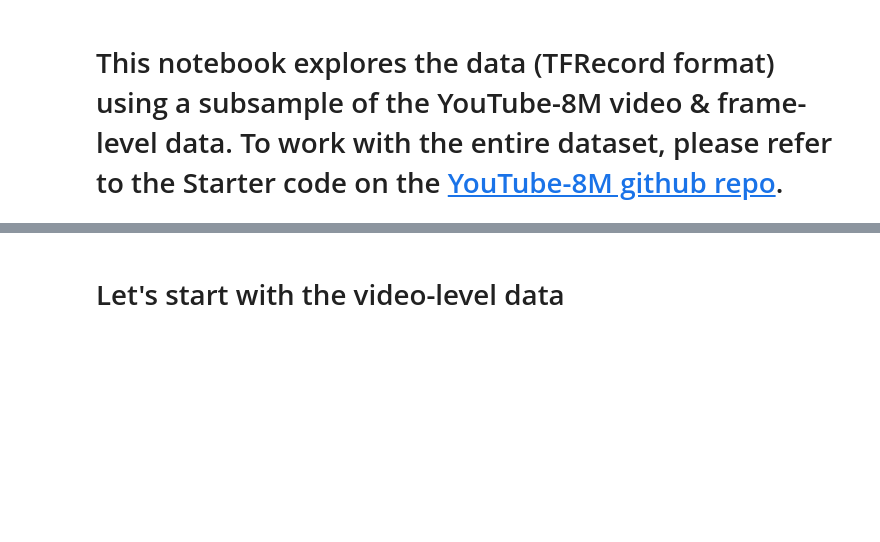
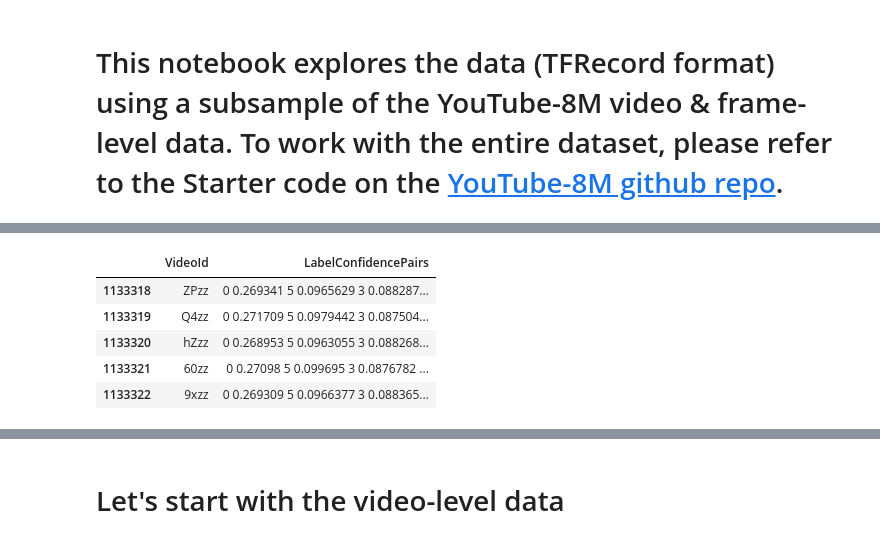
Before and after one commit to shengchen-liu/yt8m, a Jupyter notebook: code/Explore.ipynb, the cells around one changed output, grey strips where cells are left out. Drawn from its saved outputs; the diff is of its cells as text; code cells hidden in the pictures; blank space fills up the shorter version.

```diff
--- a/code/Explore.ipynb
+++ b/code/Explore.ipynb
@@ -19,0 +31,13 @@ print(os.listdir("../input"))
+# %%
+prediction = pd.read_csv('../output/yt8m_train_lstm_model%2Fpredictions.csv', usecols = ['VideoId', 'LabelConfidencePairs'])
+# %%
+prediction['LabelConfidencePairs'] = prediction['LabelConfidencePairs'].str.replace(':',' ')
+# %%
+prediction.tail()
+# %% [output]
+|  | VideoId | LabelConfidencePairs |
+| 1133318 | ZPzz | 0 0.269341 5 0.0965629 3 0.088287... |
+| 1133319 | Q4zz | 0 0.271709 5 0.0979442 3 0.087504... |
+| 1133320 | hZzz | 0 0.268953 5 0.0963055 3 0.088268... |
+| 1133321 | 60zz | 0 0.27098 5 0.099695 3 0.0876782 ... |
+| 1133322 | 9xzz | 0 0.269309 5 0.0966377 3 0.088365... |
```
Also changed, not shown: parts of 6 cells of this notebook, 58 other files.
